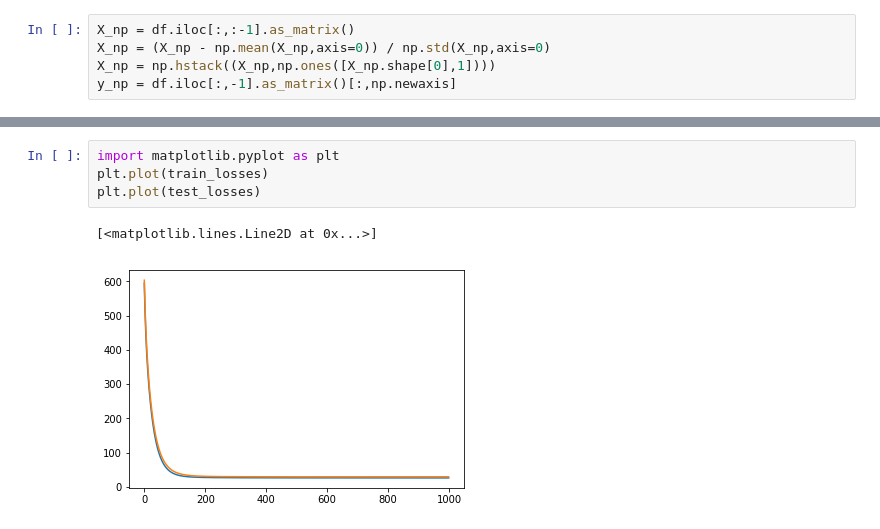
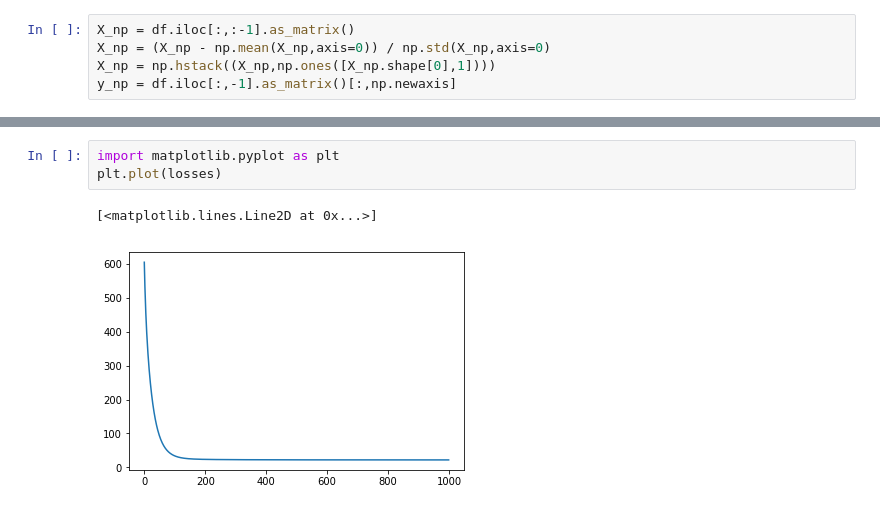
Before and after one commit to kojino/Harvard-Robust-Machine-Learning, a Jupyter notebook: 6_Classification_Regression.ipynb, the cells around one changed output, grey strips where cells are left out. Cells and saved outputs as stored; diff of their text form.

```diff
--- a/6_Classification_Regression.ipynb
+++ b/6_Classification_Regression.ipynb
@@ -263,7 +264,6 @@ Test Loss: 30.3771
 # %%
 import matplotlib.pyplot as plt
-plt.plot(train_losses)
-plt.plot(test_losses)
+plt.plot(losses)
 # %% [output]
 [<matplotlib.lines.Line2D at 0x...>]
-[figure, old version]
+[figure, new version]
```
Also changed, not shown: parts of 2 cells of this notebook, 2 other files.
